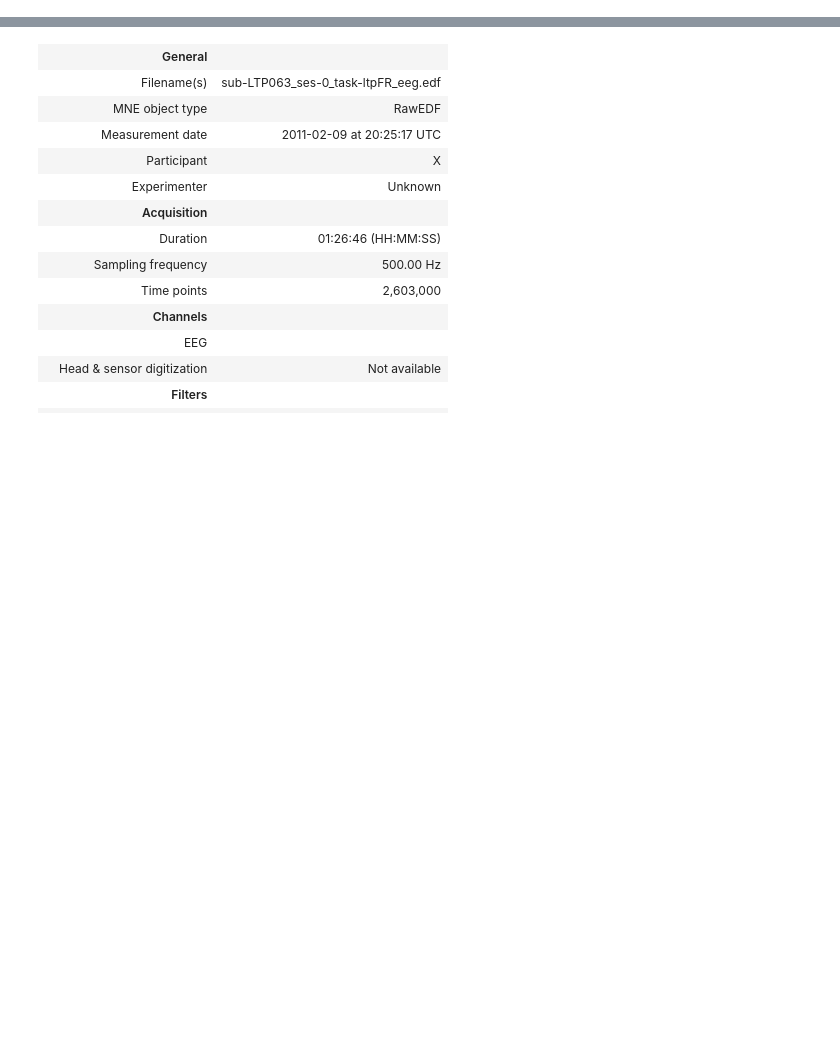
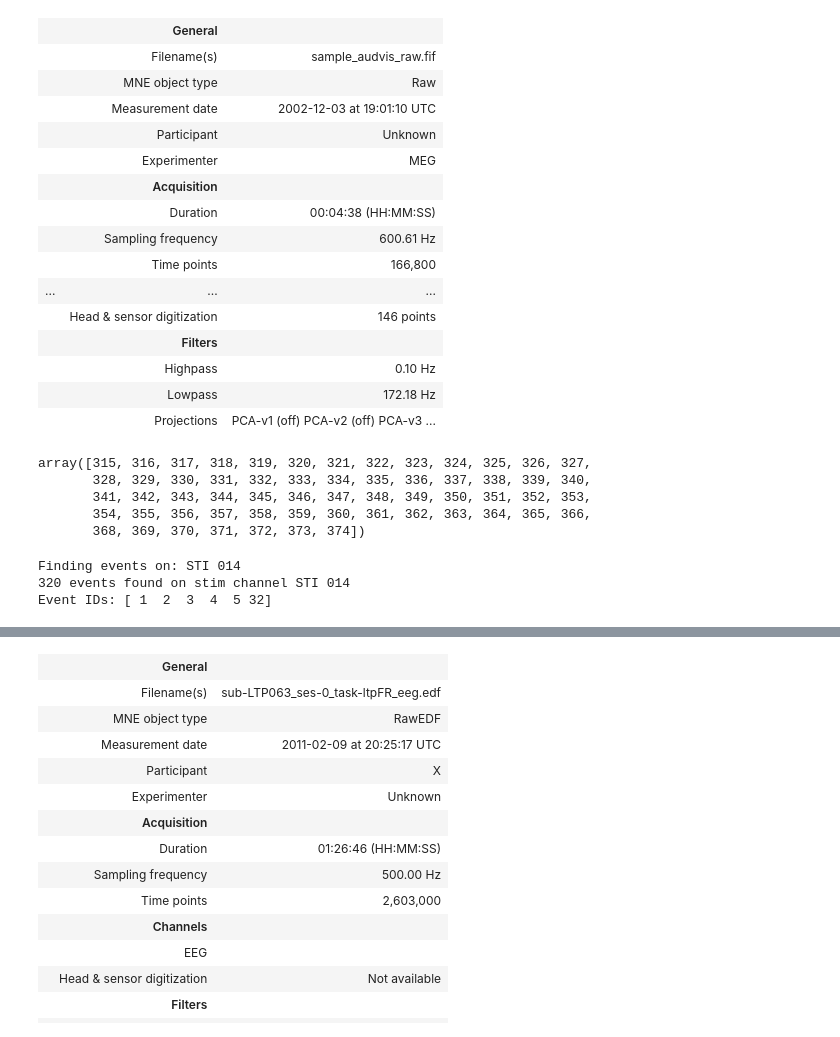
Before and after one commit to Neermita18/Episodic-Memory-Encoding-vs-Retrieval, a Jupyter notebook: code/playground.ipynb, the cells around one changed output, grey strips where cells are left out. Saved outputs shown, nothing was run; the diff lists cells and outputs as text; code cells hidden in the pictures; blank space fills up the shorter version.

```diff
--- a/code/playground.ipynb
+++ b/code/playground.ipynb
@@ -0,0 +12,11 @@
+# %%
+from pathlib import Path
+from mne.datasets import sample
+import mne
+
+data_path = sample.data_path()
+
+raw = mne.io.read_raw_fif(
+    data_path / "MEG" / "sample" / "sample_audvis_raw.fif",
+    preload=True
+)
@@ -0,0 +32,19 @@
+# %%
+raw
+# %% [output]
+|  | General |  |
+|  | Filename(s) | sample_audvis_raw.fif |
+|  | MNE object type | Raw |
+|  | Measurement date | 2002-12-03 at 19:01:10 UTC |
+|  | Participant | Unknown |
+|  | Experimenter | MEG |
+|  | Acquisition |  |
+|  | Duration | 00:04:38 (HH:MM:SS) |
+|  | Sampling frequency | 600.61 Hz |
+|  | Time points | 166,800 |
+| ... | ... | ... |
+|  | Head & sensor digitization | 146 points |
+|  | Filters |  |
+|  | Highpass | 0.10 Hz |
+|  | Lowpass | 172.18 Hz |
+|  | Projections | PCA-v1 (off) PCA-v2 (off) PCA-v3 ... |
@@ -0,0 +54,16 @@
+# %%
+picks
+# %% [output]
+array([315, 316, 317, 318, 319, 320, 321, 322, 323, 324, 325, 326, 327,
+       328, 329, 330, 331, 332, 333, 334, 335, 336, 337, 338, 339, 340,
+       341, 342, 343, 344, 345, 346, 347, 348, 349, 350, 351, 352, 353,
+       354, 355, 356, 357, 358, 359, 360, 361, 362, 363, 364, 365, 366,
+       368, 369, 370, 371, 372, 373, 374])
+# %%
+# Set the events and event_id
+events = mne.find_events(raw, stim_channel='STI 014')
+event_id = {'left/auditory': 1, 'right/auditory': 2}
+# %% [output]
+Finding events on: STI 014
+320 events found on stim channel STI 014
+Event IDs: [ 1  2  3  4  5 32]
```
Also changed, not shown: parts of 8 cells of this notebook, 1 other file.
